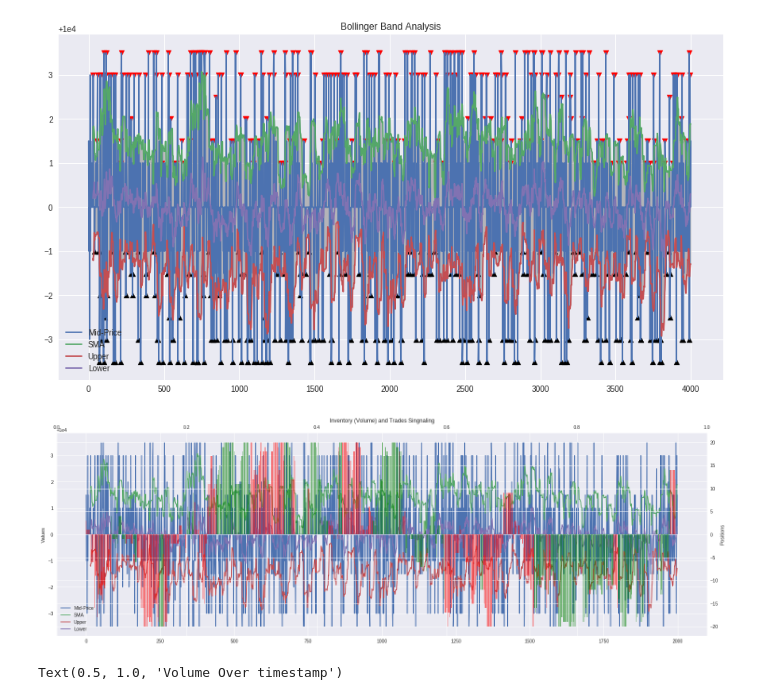
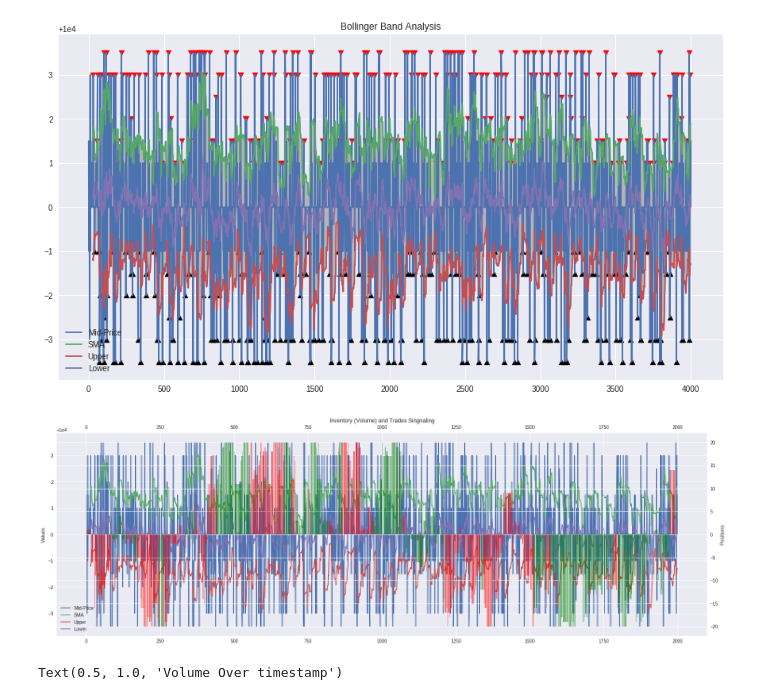
Before and after one commit to IMC-Croissant/AlgoTrading, a Jupyter notebook: Coding/notebooks/bollingers_and_position_analysis.ipynb, the cells around one changed output. Cells and saved outputs as stored; diff of their text form; code cells hidden in the pictures.

```diff
--- a/Coding/notebooks/bollingers_and_position_analysis.ipynb
+++ b/Coding/notebooks/bollingers_and_position_analysis.ipynb
@@ -266,19 +267,20 @@ plt.legend(['Mid-Price', 'SMA', 'Upper', 'Lower'])
 # %%
 fig, ax = plt.subplots(figsize = (25,8))
 ax.plot(df_pearl.timestamp / 100, df_pearl[['mid_price', 'Upper', 'Lower', 'SMA15']])
 ax.set_ylabel("Values")
 #ax.fill_between(df_pearl.timestamp / 100, df_pearl.Upper, df_pearl.Lower, color = 'grey', alpha = 0.5)
 #ax.scatter(df_pearl.index[df_banana.Buy_Signal] / 2, df_pearl[df_banana.Buy_Signal].mid_price, marker = '^', color = 'black')
 #ax.scatter(df_pearl.index[df_banana.Sell_Signal] / 2, df_pearl[df_banana.Sell_Signal].mid_price, marker = 'v', color = 'red')
 
 ax.legend(['Mid-Price', 'SMA', 'Upper', 'Lower'])
 ax_twinx, ax_twiny = ax.twinx(), ax.twiny()
 ax_twinx.bar(df_positions.index, df_positions.PEARLS, color = palette, alpha=0.5)
+ax_twiny.set_xlim(ax.get_xlim())
 ax_twinx.set_ylabel("Positions")
 plt.title('Inventory (Volume) and Trades Singnaling')
 plt.show()
 # %% [output]
-[figure, old version]
+[figure, new version]
 # %%
 volume_plot = plt.figure(figsize=(25, 8))
 #df_positions.plot.bar(y='BANANAS', use_index=True)
```
Also changed, not shown: parts of 2 cells of this notebook.
